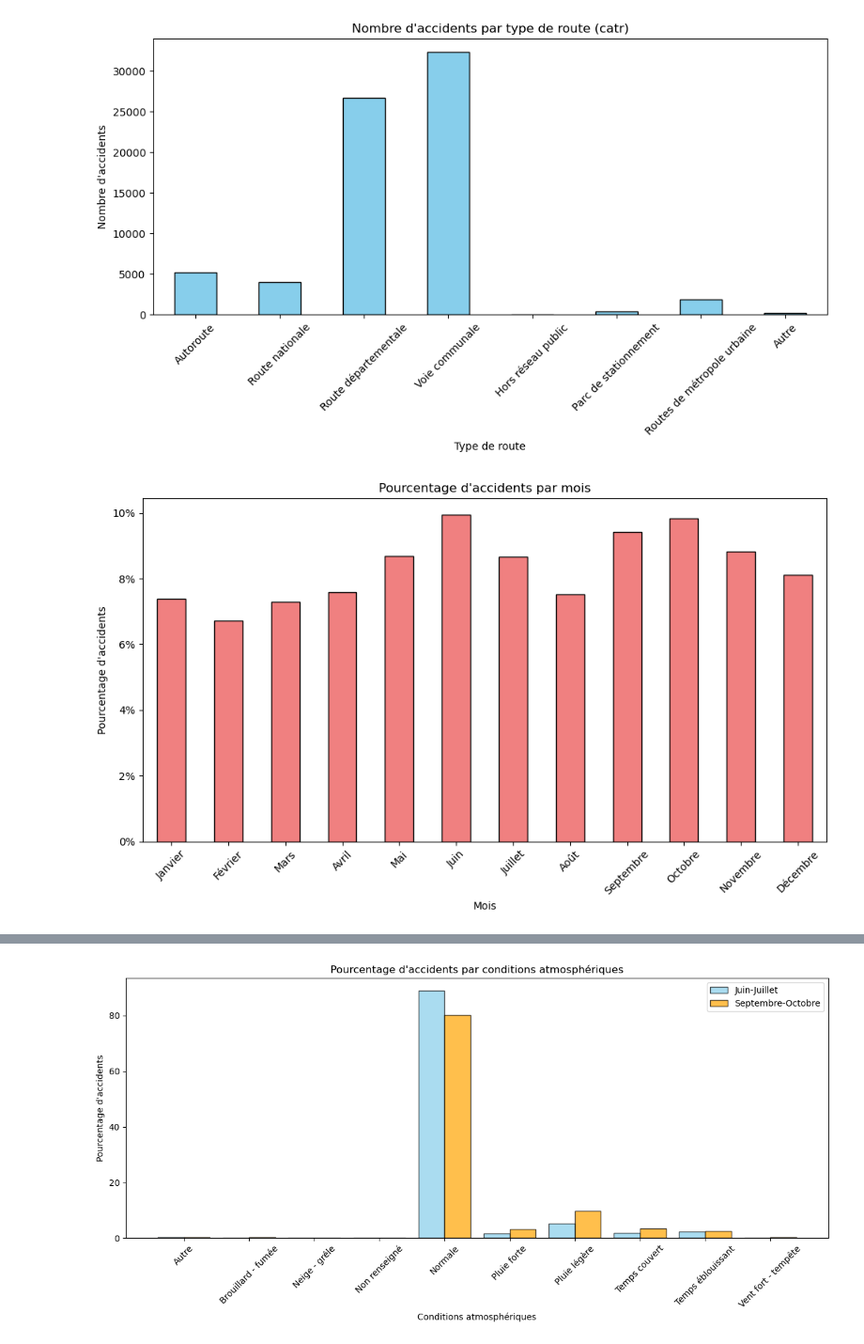
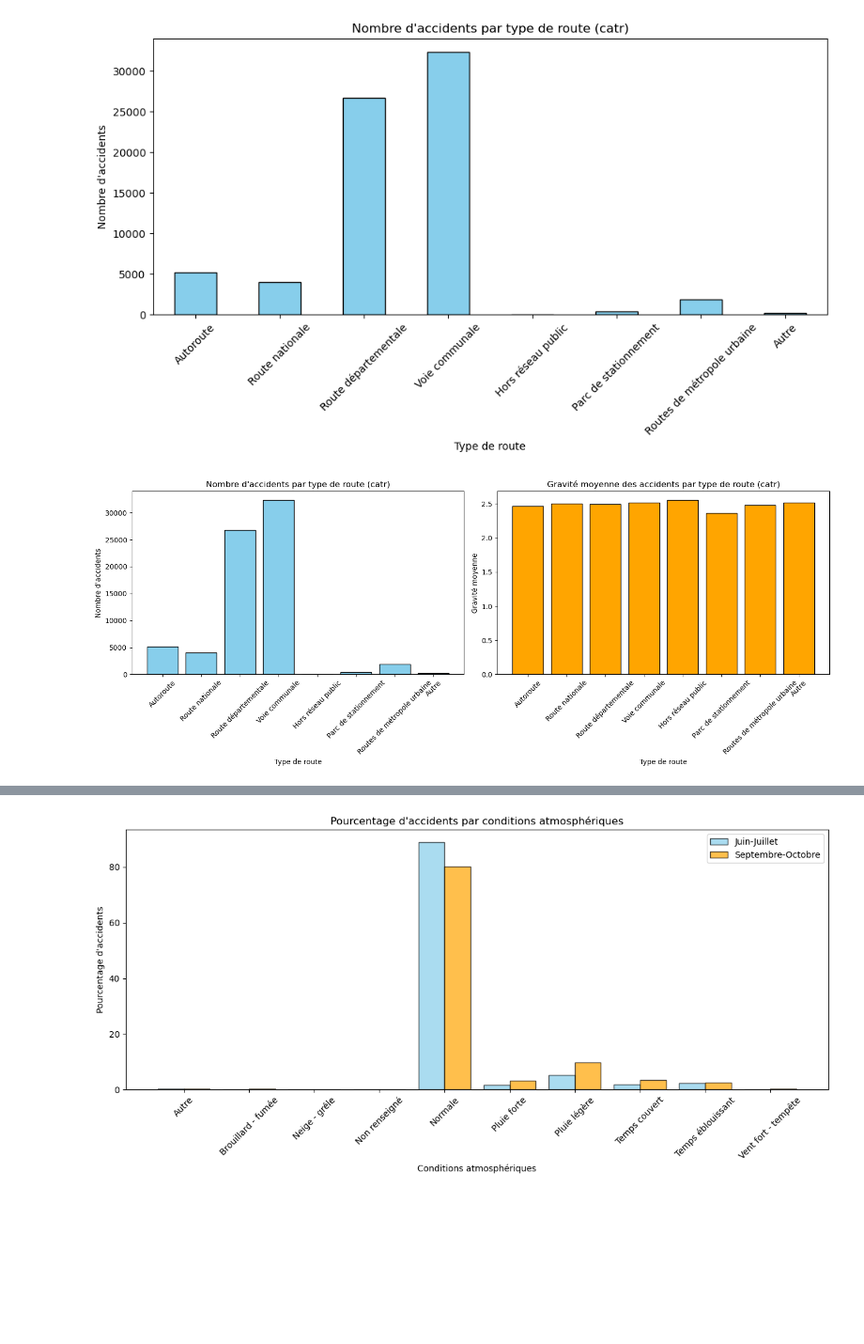
Before and after one commit to ABE-svg/Projet-Python-pour-la-Data-Science, a Jupyter notebook: analyse_caract_lieux.ipynb, the cells around one changed output, grey strips where cells are left out. Shown at 94% size. Saved outputs shown, nothing was run; the diff lists cells and outputs as text; code cells hidden in the pictures; blank space fills up the shorter version.

Commit message:
comparaison avec gravité

```diff
--- a/analyse_caract_lieux.ipynb
+++ b/analyse_caract_lieux.ipynb
@@ -335,24 +335,38 @@ plt.tight_layout()
 plt.show()
 # %% [output]
 [figure]
-# %%
-# Calcul des pourcentages d'accidents par mois
-mois_counts = df_caract['mois'].value_counts(normalize=True).sort_index() * 100
-
-# Création du diagramme avec pourcentages
-plt.figure(figsize=(10, 6))
-mois_counts.plot(kind='bar', color='lightcoral', edgecolor='black')
-plt.title("Pourcentage d'accidents par mois")
-plt.xlabel("Mois")
-plt.ylabel("Pourcentage d'accidents")
-plt.xticks(ticks=range(len(mois_counts)), labels=[
-    "Janvier", "Février", "Mars", "Avril", "Mai", "Juin",
-    "Juillet", "Août", "Septembre", "Octobre", "Novembre", "Décembre"
-], rotation=45)
-plt.gca().yaxis.set_major_formatter(plt.FuncFormatter(lambda y, _: f'{y:.0f}%'))
-plt.tight_layout()
-
-# Affichage du graphique
-plt.show()
-# %% [output]
-[figure, removed]
+# %%
+
+
+# Comptage des occurrences par catégorie de route
+catr_counts = df_lieux['catr'].value_counts().sort_index()
+
+# Calcul de la gravité moyenne par catégorie de route
+catr_gravite = df_lieux.merge(df_usagers, on='Num_Acc').groupby('catr')['grav'].mean()
+
+
+catr_counts.index = catr_counts.index.map(catr_labels)
+catr_gravite.index = catr_gravite.index.map(catr_labels)
+
+# Création des deux graphiques côte à côte
+fig, axes = plt.subplots(1, 2, figsize=(15, 6), sharey=False)
+
+# Graphique 1 : Nombre d'accidents par type de route
+axes[0].bar(catr_counts.index, catr_counts, color='skyblue', edgecolor='black')
+axes[0].set_title("Nombre d'accidents par type de route (catr)")
+axes[0].set_xlabel("Type de route")
+axes[0].set_ylabel("Nombre d'accidents")
+axes[0].tick_params(axis='x', rotation=45)
+
+# Graphique 2 : Gravité moyenne par type de route
+axes[1].bar(catr_gravite.index, catr_gravite, color='orange', edgecolor='black')
+axes[1].set_title("Gravité moyenne des accidents par type de route (catr)")
+axes[1].set_xlabel("Type de route")
+axes[1].set_ylabel("Gravité moyenne")
+axes[1].tick_params(axis='x', rotation=45)
+
+# Ajustement de la mise en page
+plt.tight_layout()
+plt.show()
+# %% [output]
+[figure, added]
```
Also changed, not shown: parts of 14 cells of this notebook.
